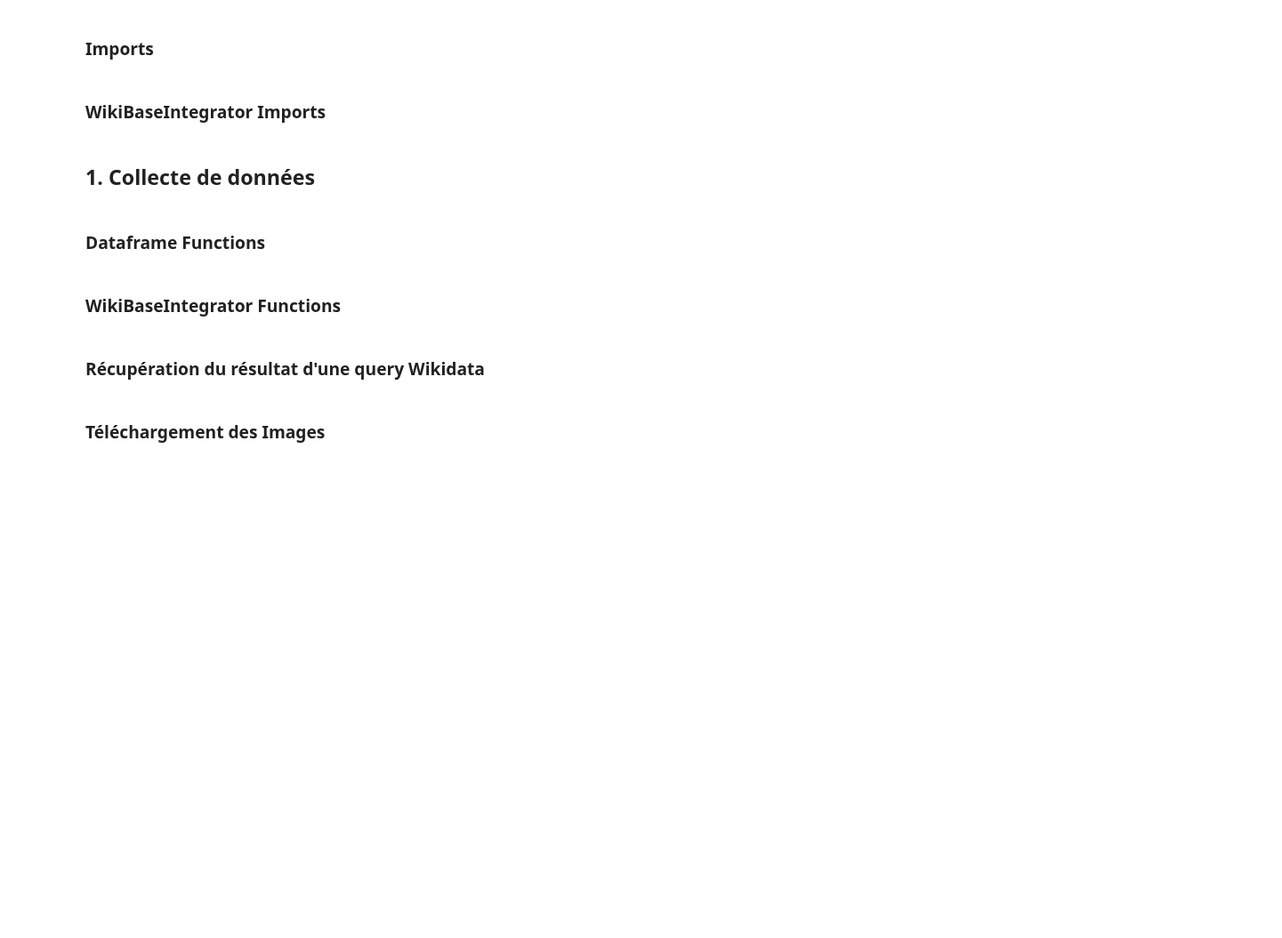
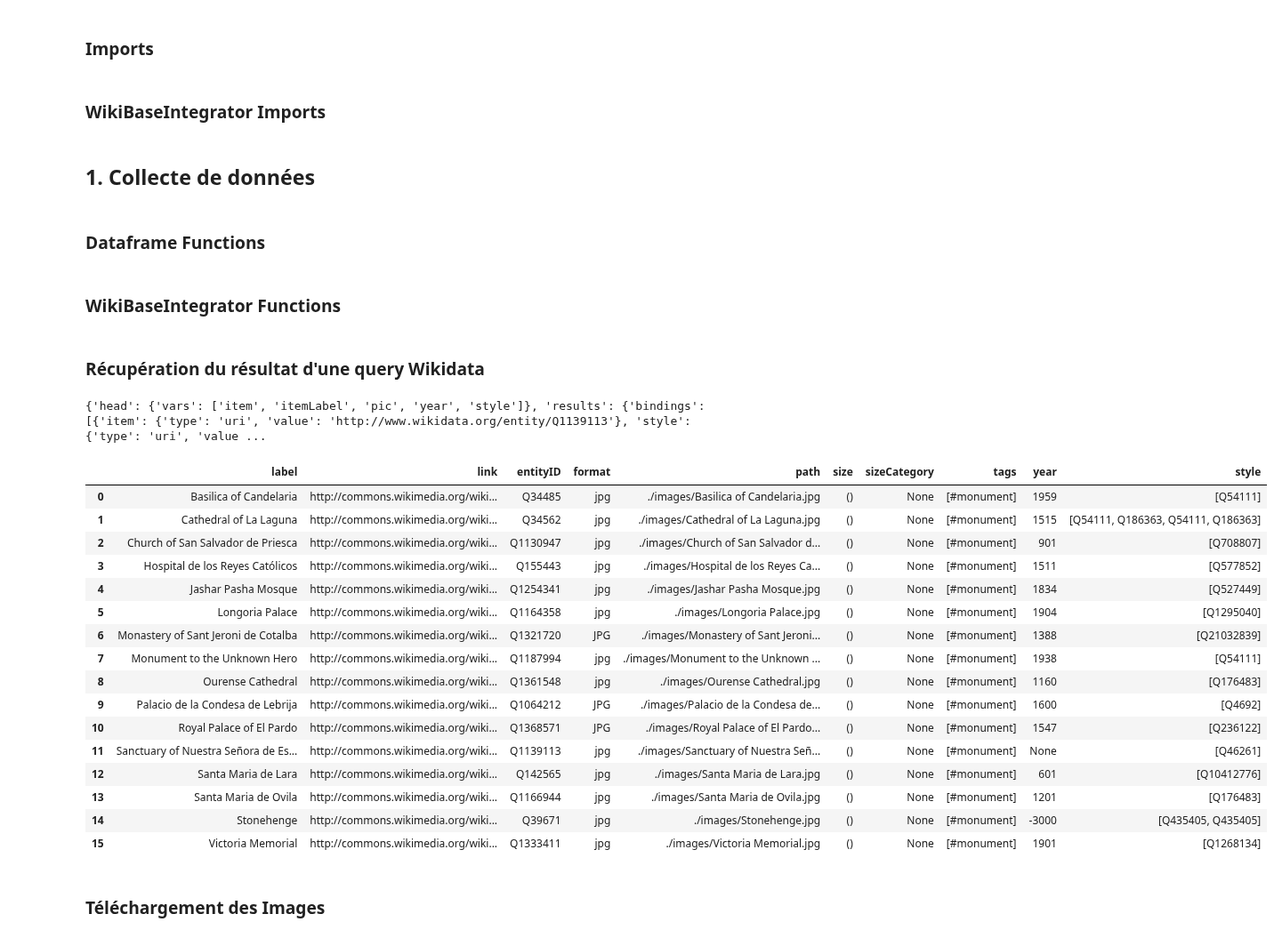
Before and after one commit to hugues-boisdon/DataMining2024, a Jupyter notebook: projet.ipynb, the cells around one changed output. Shown at 89% size. Cells and saved outputs as stored; diff of their text form; code cells hidden in the pictures; blank space fills up the shorter version.

```diff
--- a/projet.ipynb
+++ b/projet.ipynb
@@ -89,7 +93,7 @@ def AddStyleTags(dataframe): #Permet d'ajouter les tags des styles architecturau
 # %% [markdown]
 ### Récupération du résultat d'une query Wikidata
 # %%
-size = 20
+size = 100
 imagesPath = "./images/"
 
 # Query de Wikidata
@@ -126,34 +130,53 @@ for trainData in results["results"]["bindings"]:
     array.append([name,
                   trainData["pic"]["value"],
                   trainData["item"]["value"].split(sep='/')[-1],
                   format,
                   path,
                   (),
                   None,
                   ['#monument'],
                   year,
                   style.split(sep='/')[-1]])
 
 
 dataframe = pandas.DataFrame(array, columns=["label", "link", "entityID", "format", "path", "size", "sizeCategory", "tags", "year","style"])
 
 #On fusionne les lignes avec le même label en gardant les différents styles
 dataframe = dataframe.groupby('label').agg({'link':'first', 'entityID':'first', 'format':'first', 'path':'first', 'size':'first', 'sizeCategory':'first','tags':'first', 'year':'first', 'style':list}).reset_index()
 
 # On enregistre les données au format JSON
 saveData(dataframe)
 
-# Nettoyage du dossier /images
+# création du dossier /images si manquant
 if not os.path.isdir('./images'):
   os.mkdir('./images')
 
 # Nettoyage du dossier /images
 else:
   files = glob.glob('./images/*')
   for f in files:
       os.remove(f)
 
 dataframe
+# %% [output]
+{'head': {'vars': ['item', 'itemLabel', 'pic', 'year', 'style']}, 'results': {'bindings': [{'item': {'type': 'uri', 'value': 'http://www.wikidata.org/entity/Q1139113'}, 'style': {'type': 'uri', 'value ...
+|  | label | link | entityID | format | path | size | sizeCategory | tags | year | style |
+| 0 | Basilica of Candelaria | http://commons.wikimedia.org/wiki... | Q34485 | jpg | ./images/Basilica of Candelaria.jpg | () | None | [#monument] | 1959 | [Q54111] |
+| 1 | Cathedral of La Laguna | http://commons.wikimedia.org/wiki... | Q34562 | jpg | ./images/Cathedral of La Laguna.jpg | () | None | [#monument] | 1515 | [Q54111, Q186363, Q54111, Q186363] |
+| 2 | Church of San Salvador de Priesca | http://commons.wikimedia.org/wiki... | Q1130947 | jpg | ./images/Church of San Salvador d... | () | None | [#monument] | 901 | [Q708807] |
+| 3 | Hospital de los Reyes Católicos | http://commons.wikimedia.org/wiki... | Q155443 | jpg | ./images/Hospital de los Reyes Ca... | () | None | [#monument] | 1511 | [Q577852] |
+| 4 | Jashar Pasha Mosque | http://commons.wikimedia.org/wiki... | Q1254341 | jpg | ./images/Jashar Pasha Mosque.jpg | () | None | [#monument] | 1834 | [Q527449] |
+| 5 | Longoria Palace | http://commons.wikimedia.org/wiki... | Q1164358 | jpg | ./images/Longoria Palace.jpg | () | None | [#monument] | 1904 | [Q1295040] |
+| 6 | Monastery of Sant Jeroni de Cotalba | http://commons.wikimedia.org/wiki... | Q1321720 | JPG | ./images/Monastery of Sant Jeroni... | () | None | [#monument] | 1388 | [Q21032839] |
+| 7 | Monument to the Unknown Hero | http://commons.wikimedia.org/wiki... | Q1187994 | jpg | ./images/Monument to the Unknown ... | () | None | [#monument] | 1938 | [Q54111] |
+| 8 | Ourense Cathedral | http://commons.wikimedia.org/wiki... | Q1361548 | jpg | ./images/Ourense Cathedral.jpg | () | None | [#monument] | 1160 | [Q176483] |
+| 9 | Palacio de la Condesa de Lebrija | http://commons.wikimedia.org/wiki... | Q1064212 | JPG | ./images/Palacio de la Condesa de... | () | None | [#monument] | 1600 | [Q4692] |
+| 10 | Royal Palace of El Pardo | http://commons.wikimedia.org/wiki... | Q1368571 | JPG | ./images/Royal Palace of El Pardo... | () | None | [#monument] | 1547 | [Q236122] |
+| 11 | Sanctuary of Nuestra Señora de Es... | http://commons.wikimedia.org/wiki... | Q1139113 | jpg | ./images/Sanctuary of Nuestra Señ... | () | None | [#monument] | None | [Q46261] |
+| 12 | Santa Maria de Lara | http://commons.wikimedia.org/wiki... | Q142565 | jpg | ./images/Santa Maria de Lara.jpg | () | None | [#monument] | 601 | [Q10412776] |
+| 13 | Santa Maria de Ovila | http://commons.wikimedia.org/wiki... | Q1166944 | jpg | ./images/Santa Maria de Ovila.jpg | () | None | [#monument] | 1201 | [Q176483] |
+| 14 | Stonehenge | http://commons.wikimedia.org/wiki... | Q39671 | jpg | ./images/Stonehenge.jpg | () | None | [#monument] | -3000 | [Q435405, Q435405] |
+| 15 | Victoria Memorial | http://commons.wikimedia.org/wiki... | Q1333411 | jpg | ./images/Victoria Memorial.jpg | () | None | [#monument] | 1901 | [Q1268134] |
 # %% [markdown]
 ### Téléchargement des Images
 # %%
```
Also changed, not shown: parts of 18 cells of this notebook, 2 other files.
